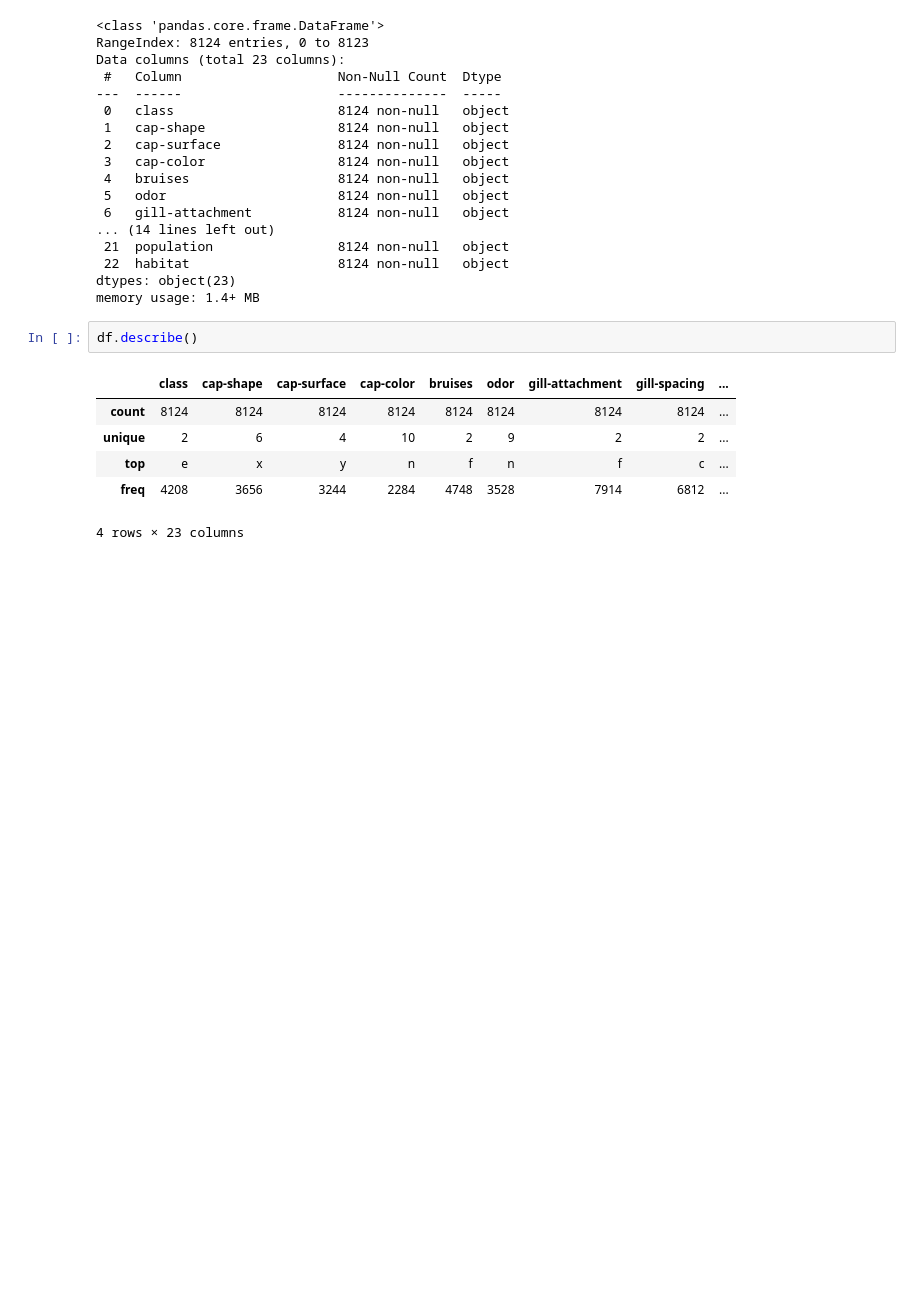
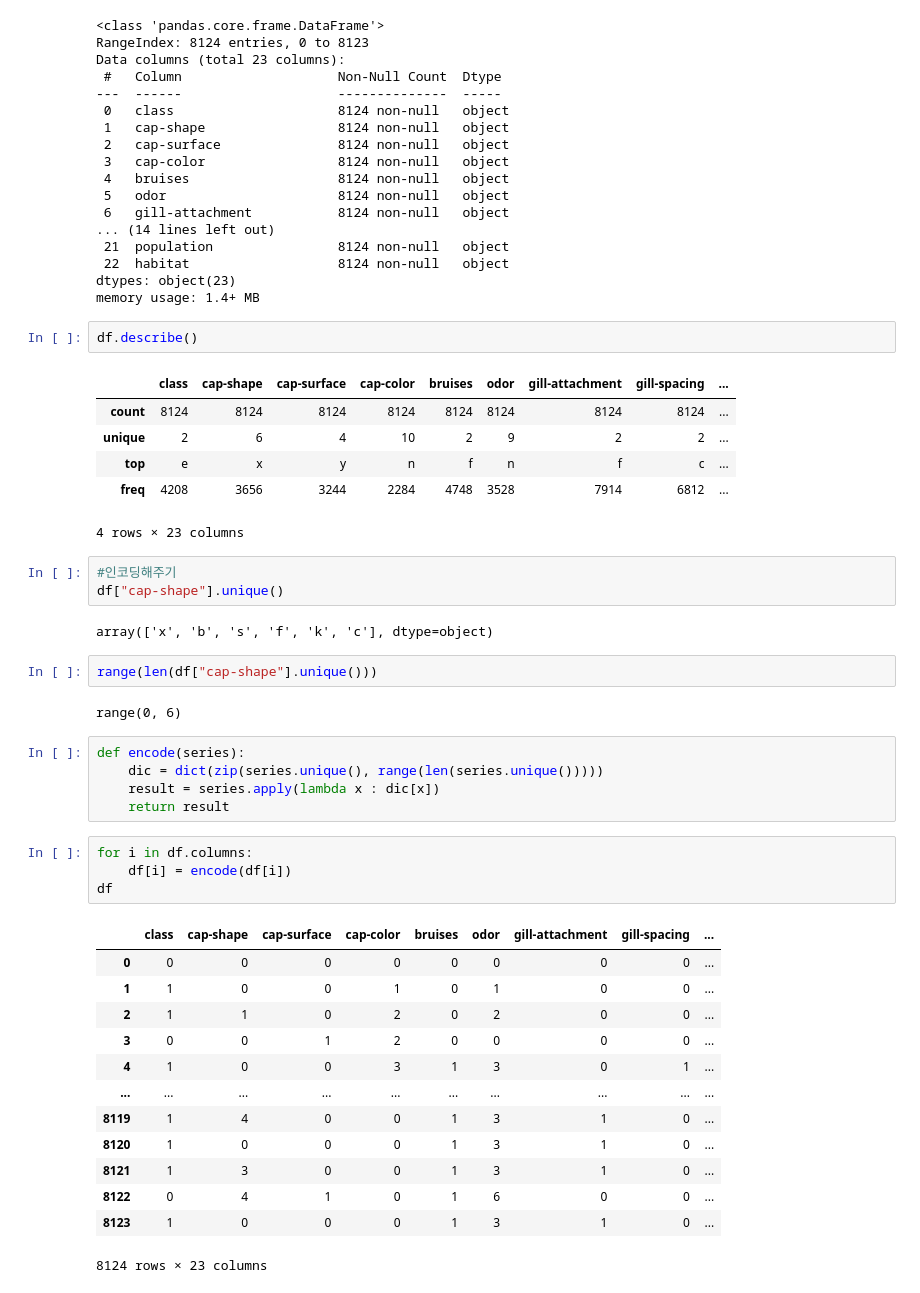
Before and after one commit to eeyeji/MachineLearning, a Jupyter notebook: 4일차/mushroom.ipynb, the cells around one changed output. Drawn from its saved outputs; the diff is of its cells as text; blank space fills up the shorter version.

```diff
--- a/4일차/mushroom.ipynb
+++ b/4일차/mushroom.ipynb
@@ -55,3 +56,35 @@ df.describe()
 | top | e | x | y | n | f | n | f | c | ... |
 | freq | 4208 | 3656 | 3244 | 2284 | 4748 | 3528 | 7914 | 6812 | ... |
 4 rows × 23 columns
+# %%
+#인코딩해주기
+df["cap-shape"].unique()
+# %% [output]
+array(['x', 'b', 's', 'f', 'k', 'c'], dtype=object)
+# %%
+range(len(df["cap-shape"].unique()))
+# %% [output]
+range(0, 6)
+# %%
+def encode(series):
+    dic = dict(zip(series.unique(), range(len(series.unique()))))
+    result = series.apply(lambda x : dic[x])
+    return result
+# %%
+for i in df.columns:
+    df[i] = encode(df[i])
+df
+# %% [output]
+|  | class | cap-shape | cap-surface | cap-color | bruises | odor | gill-attachment | gill-spacing | ... |
+| 0 | 0 | 0 | 0 | 0 | 0 | 0 | 0 | 0 | ... |
+| 1 | 1 | 0 | 0 | 1 | 0 | 1 | 0 | 0 | ... |
+| 2 | 1 | 1 | 0 | 2 | 0 | 2 | 0 | 0 | ... |
+| 3 | 0 | 0 | 1 | 2 | 0 | 0 | 0 | 0 | ... |
+| 4 | 1 | 0 | 0 | 3 | 1 | 3 | 0 | 1 | ... |
+| ... | ... | ... | ... | ... | ... | ... | ... | ... | ... |
+| 8119 | 1 | 4 | 0 | 0 | 1 | 3 | 1 | 0 | ... |
+| 8120 | 1 | 0 | 0 | 0 | 1 | 3 | 1 | 0 | ... |
+| 8121 | 1 | 3 | 0 | 0 | 1 | 3 | 1 | 0 | ... |
+| 8122 | 0 | 4 | 1 | 0 | 1 | 6 | 0 | 0 | ... |
+| 8123 | 1 | 0 | 0 | 0 | 1 | 3 | 1 | 0 | ... |
+8124 rows × 23 columns
```
Also changed, not shown: parts of 8 cells of this notebook.
